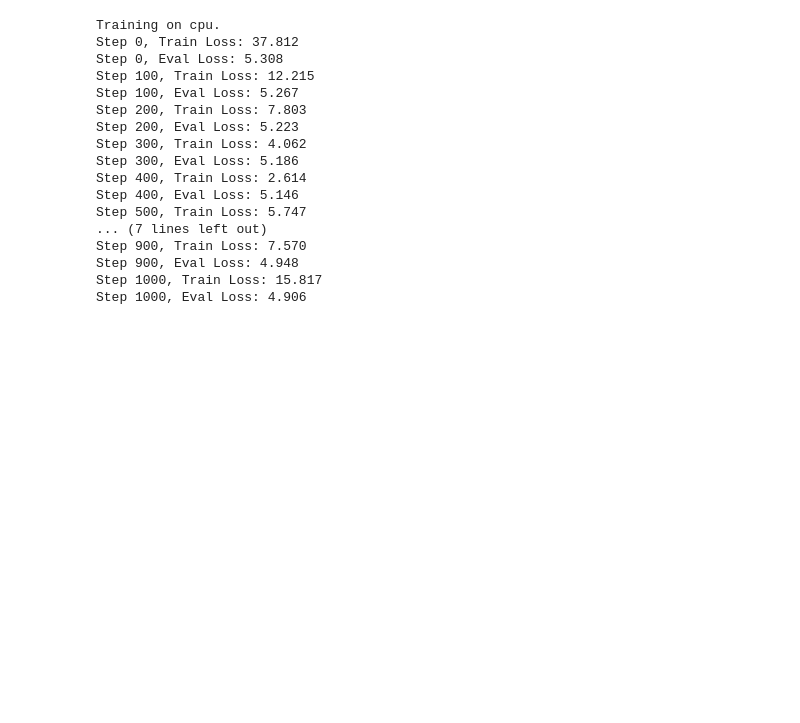
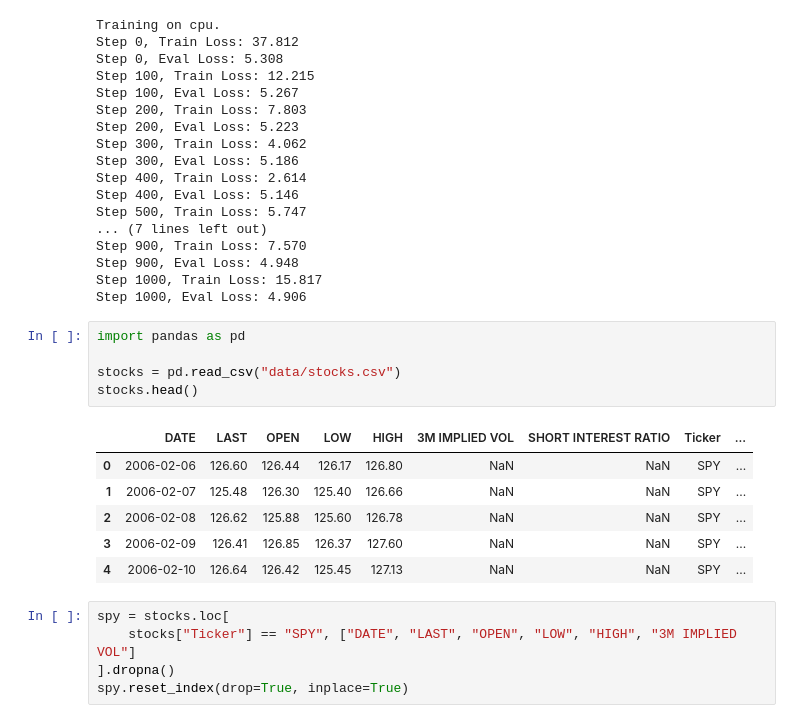
Before and after one commit to cervs257/transformers, a Jupyter notebook: few_shot_learning/playing_around.ipynb, the cells around one changed output. Saved outputs shown, nothing was run; the diff lists cells and outputs as text; blank space fills up the shorter version.

```diff
--- a/few_shot_learning/playing_around.ipynb
+++ b/few_shot_learning/playing_around.ipynb
@@ -399,3 +405,20 @@ Step 900, Train Loss: 7.570
 Step 900, Eval Loss: 4.948
 Step 1000, Train Loss: 15.817
 Step 1000, Eval Loss: 4.906
+# %%
+import pandas as pd
+
+stocks = pd.read_csv("data/stocks.csv")
+stocks.head()
+# %% [output]
+|  | DATE | LAST | OPEN | LOW | HIGH | 3M IMPLIED VOL | SHORT INTEREST RATIO | Ticker | ... |
+| 0 | 2006-02-06 | 126.60 | 126.44 | 126.17 | 126.80 | NaN | NaN | SPY | ... |
+| 1 | 2006-02-07 | 125.48 | 126.30 | 125.40 | 126.66 | NaN | NaN | SPY | ... |
+| 2 | 2006-02-08 | 126.62 | 125.88 | 125.60 | 126.78 | NaN | NaN | SPY | ... |
+| 3 | 2006-02-09 | 126.41 | 126.85 | 126.37 | 127.60 | NaN | NaN | SPY | ... |
+| 4 | 2006-02-10 | 126.64 | 126.42 | 125.45 | 127.13 | NaN | NaN | SPY | ... |
+# %%
+spy = stocks.loc[
+    stocks["Ticker"] == "SPY", ["DATE", "LAST", "OPEN", "LOW", "HIGH", "3M IMPLIED VOL"]
+].dropna()
+spy.reset_index(drop=True, inplace=True)
```
Also changed, not shown: parts of 8 cells of this notebook.
